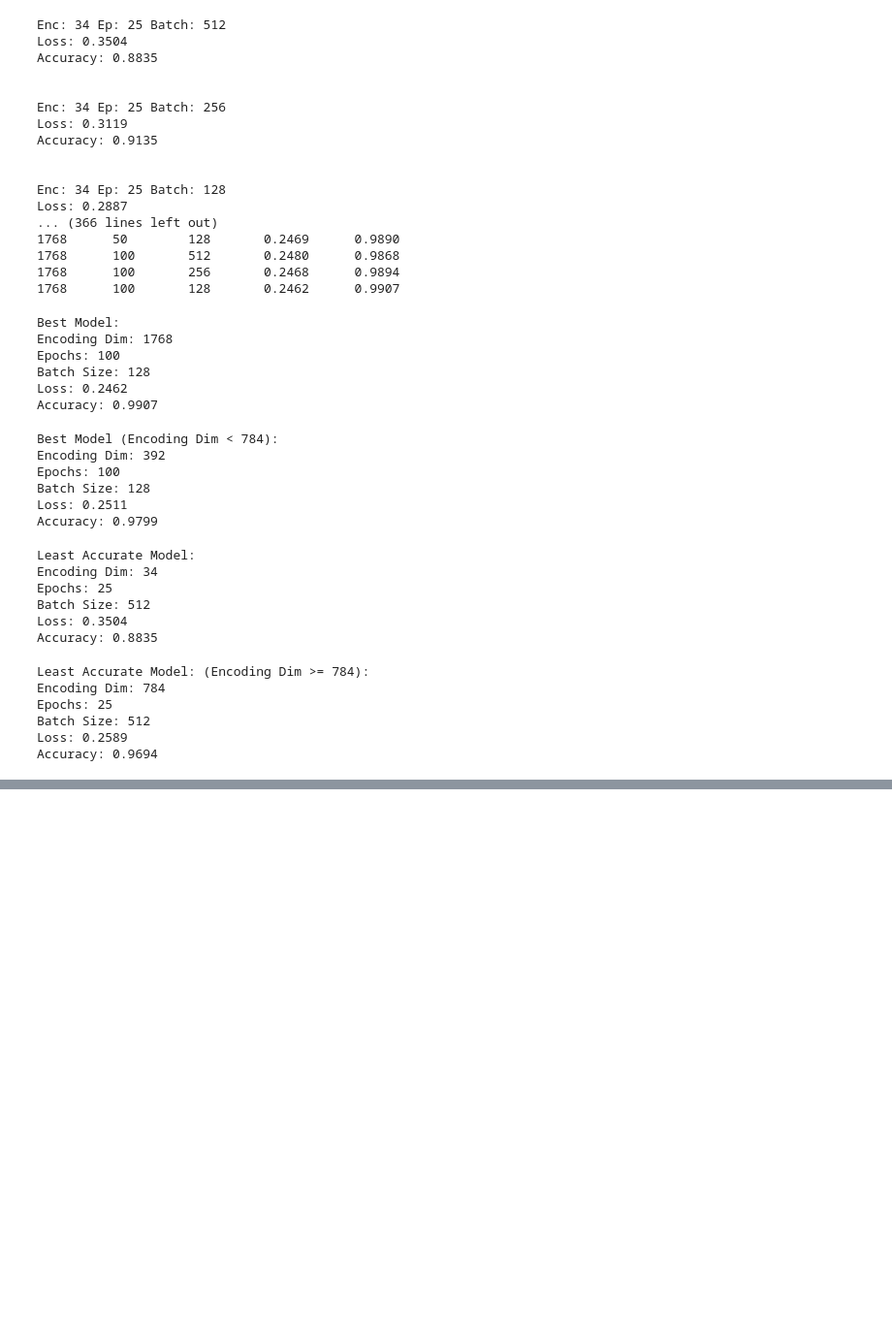
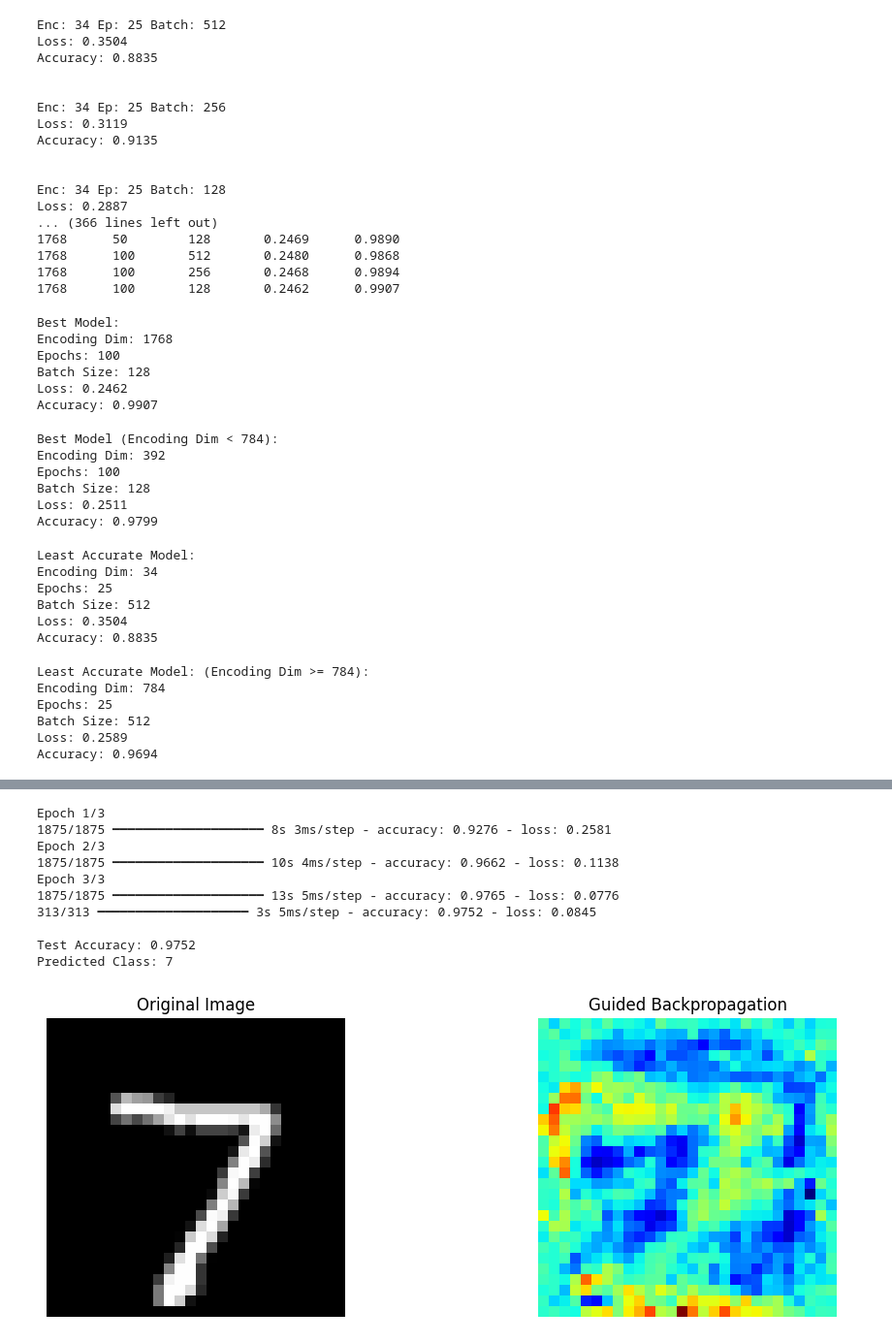
Before and after one commit to KeerthanaSistla/Sem6DeepLearning, a Jupyter notebook: DeepLearningSem6.ipynb, the cells around one changed output, grey strips where cells are left out. Shown at 97% size. Drawn from its saved outputs; the diff is of its cells as text; code cells hidden in the pictures; blank space fills up the shorter version.

```diff
--- a/DeepLearningSem6.ipynb
+++ b/DeepLearningSem6.ipynb
@@ -4580,0 +4662,80 @@ Accuracy: 0.9694
+# %%
+import tensorflow as tf
+import numpy as np
+import matplotlib.pyplot as plt
+from tensorflow.keras.models import Sequential
+from tensorflow.keras.layers import Dense, Flatten
+from tensorflow.keras.datasets import mnist
+
+# Load data
+(x_train, y_train), (x_test, y_test) = mnist.load_data()
+x_train = x_train / 255.0
+x_test = x_test / 255.0
+
+# Model
+model = Sequential([
+    Flatten(input_shape=(28,28)),
+    Dense(128, activation='relu'),
+    Dense(10, activation='softmax')
+])
+
+model.compile(optimizer='adam', loss='sparse_categorical_crossentropy', metrics=['accuracy'])
+model.fit(x_train, y_train, epochs=3)
+
+# Evaluate
+loss, acc = model.evaluate(x_test, y_test)
+print(f"\nTest Accuracy: {acc:.4f}")
+
+# Guided ReLU
+@tf.custom_gradient
+def guided_relu(x):
+    def grad(dy):
+        return tf.cast(dy > 0, "float32") * tf.cast(x > 0, "float32") * dy
+    return tf.nn.relu(x), grad
+
+# Replace activations
+for layer in model.layers:
+    if hasattr(layer, 'activation'):
+        layer.activation = guided_relu
+
+# Select image
+img = x_test[0]
+img_input = np.expand_dims(img, axis=0)
+
+# Gradient
+with tf.GradientTape() as tape:
+    inputs = tf.cast(img_input, tf.float32)
+    tape.watch(inputs)
+    preds = model(inputs)
+    pred_class = np.argmax(preds[0])
+    print("Predicted Class:", pred_class)
+    loss = preds[:, pred_class]
+
+grads = tape.gradient(loss, inputs)
+
+# Plot results
+plt.figure(figsize=(12,4))
+
+plt.subplot(1,2,1)
+plt.imshow(img, cmap='gray')
+plt.title("Original Image")
+plt.axis('off')
+
+plt.subplot(1,2,2)
+plt.imshow(grads[0], cmap='jet')
+plt.title("Guided Backpropagation")
+plt.axis('off')
+
+plt.show()
+# %% [output]
+Epoch 1/3
+1875/1875 ━━━━━━━━━━━━━━━━━━━━ 8s 3ms/step - accuracy: 0.9276 - loss: 0.2581
+Epoch 2/3
+1875/1875 ━━━━━━━━━━━━━━━━━━━━ 10s 4ms/step - accuracy: 0.9662 - loss: 0.1138
+Epoch 3/3
+1875/1875 ━━━━━━━━━━━━━━━━━━━━ 13s 5ms/step - accuracy: 0.9765 - loss: 0.0776
+313/313 ━━━━━━━━━━━━━━━━━━━━ 3s 5ms/step - accuracy: 0.9752 - loss: 0.0845
+
+Test Accuracy: 0.9752
+Predicted Class: 7
+[figure, added]
```
Also changed, not shown: parts of 23 cells of this notebook.
